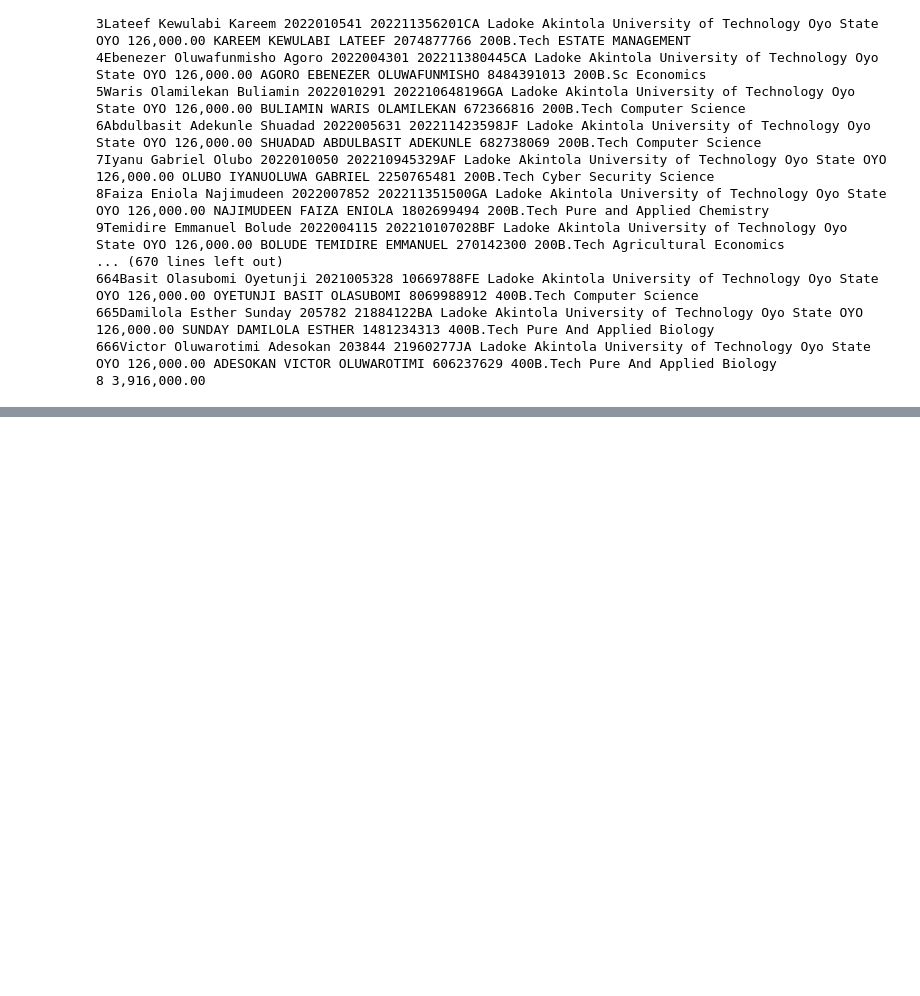
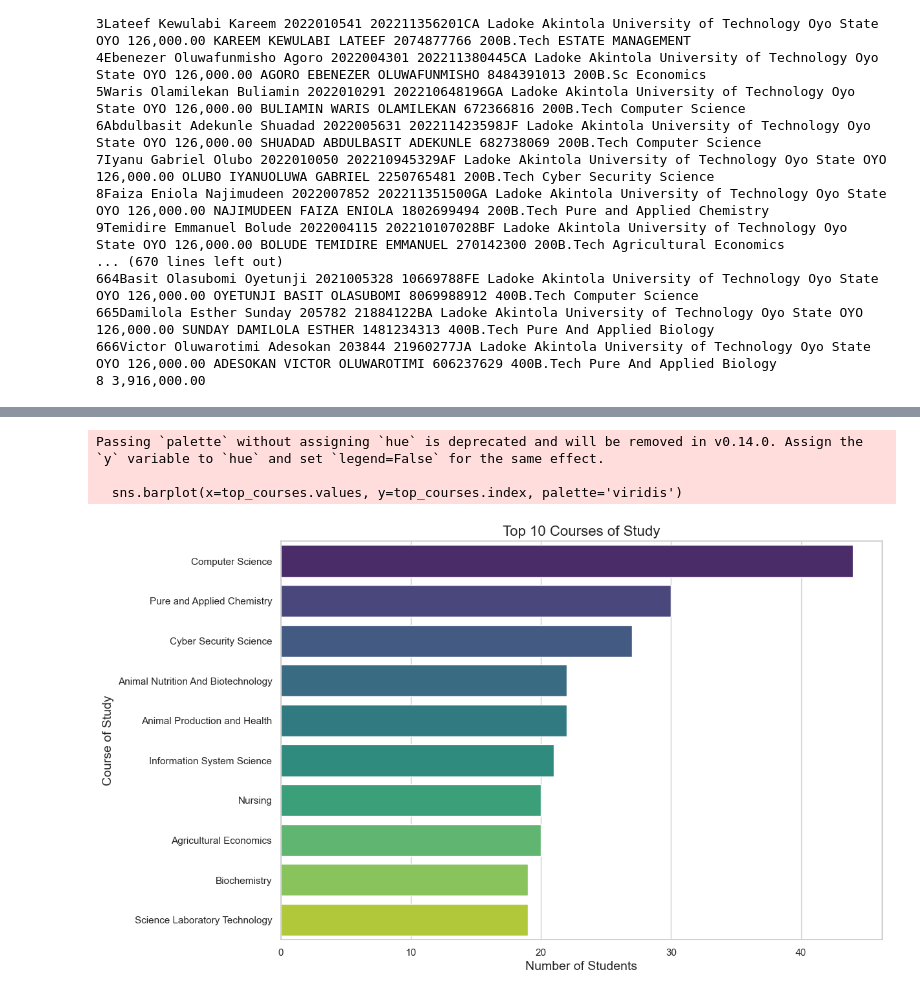
Before and after one commit to Lawal0abdulazeez/Loan_Data, a Jupyter notebook: Loan Data Analysis.ipynb, the cells around one changed output, grey strips where cells are left out. Drawn from its saved outputs; the diff is of its cells as text; code cells hidden in the pictures; blank space fills up the shorter version.

```diff
--- a/Loan Data Analysis.ipynb
+++ b/Loan Data Analysis.ipynb
@@ -107,0 +367,20 @@ array(['200', 'Sci', 'Pur'], dtype=object)
+# %%
+import seaborn as sns
+
+import matplotlib.pyplot as plt
+
+# Get the top 10 courses of study
+top_courses = df['course_of_study'].value_counts().head(10)
+
+# Create a bar plot
+plt.figure(figsize=(12, 8))
+sns.barplot(x=top_courses.values, y=top_courses.index, palette='viridis')
+plt.title('Top 10 Courses of Study', fontsize=16)
+plt.xlabel('Number of Students', fontsize=14)
+plt.ylabel('Course of Study', fontsize=14)
+plt.show()
+# %% [output]
+Passing `palette` without assigning `hue` is deprecated and will be removed in v0.14.0. Assign the `y` variable to `hue` and set `legend=False` for the same effect.
+
+  sns.barplot(x=top_courses.values, y=top_courses.index, palette='viridis')
+[figure, added]
```
Also changed, not shown: parts of 18 cells of this notebook.
